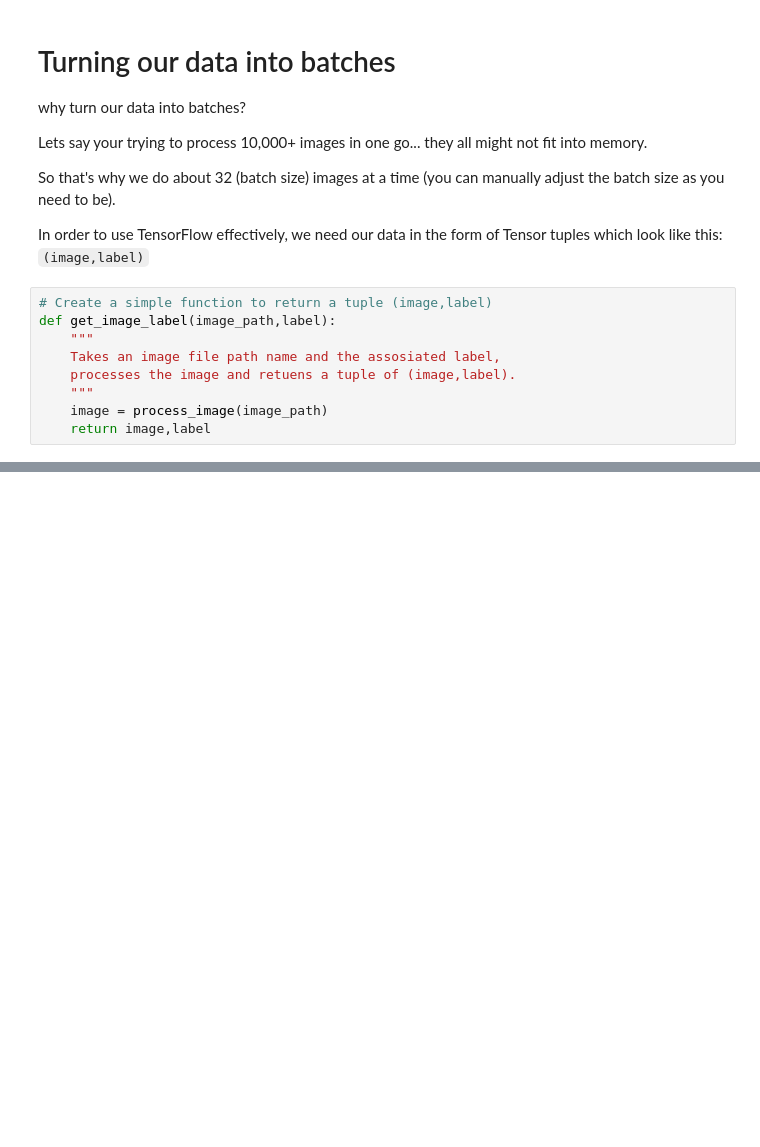
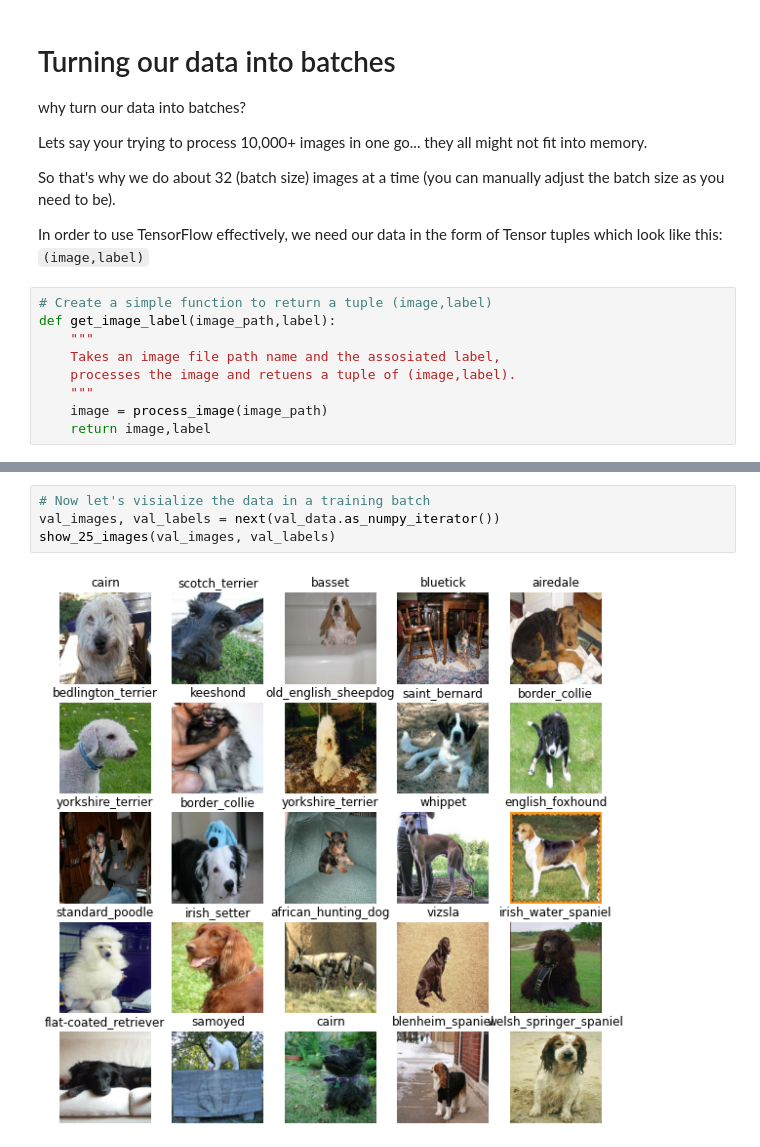
Before and after one commit to SAHARIPRASAD-2907/data-science-bootcamp, a Jupyter notebook: Neural Network Basics/dog-bread-classification-cnn.ipynb, the cells around one changed output, grey strips where cells are left out. Drawn from its saved outputs; the diff is of its cells as text; blank space fills up the shorter version.

```diff
--- a/Neural Network Basics/dog-bread-classification-cnn.ipynb
+++ b/Neural Network Basics/dog-bread-classification-cnn.ipynb
@@ -465,0 +580,6 @@ def get_image_label(image_path,label):
+# %%
+# Now let's visialize the data in a training batch
+val_images, val_labels = next(val_data.as_numpy_iterator())
+show_25_images(val_images, val_labels)
+# %% [output]
+[figure, added]
```
Also changed, not shown: parts of 19 cells of this notebook.
